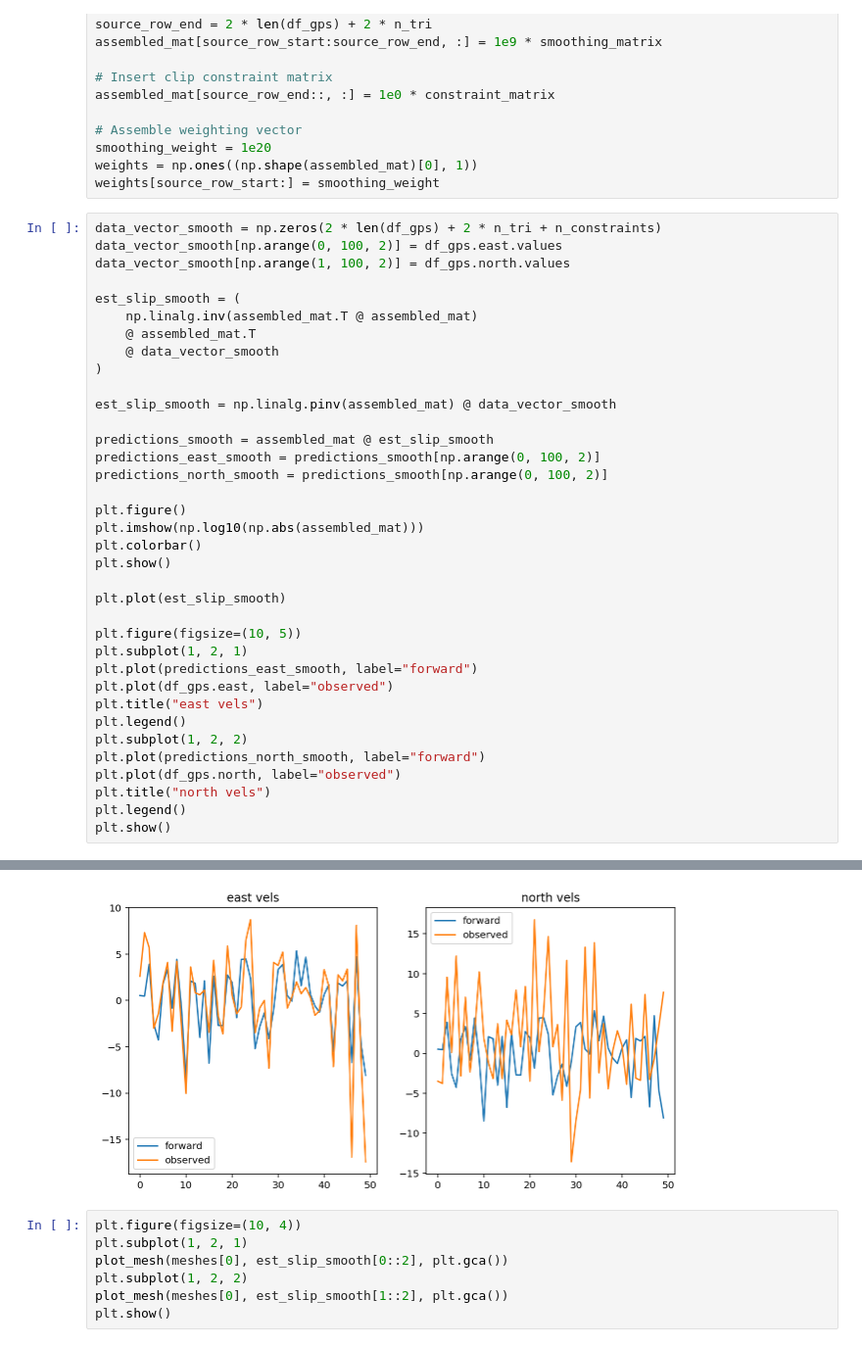
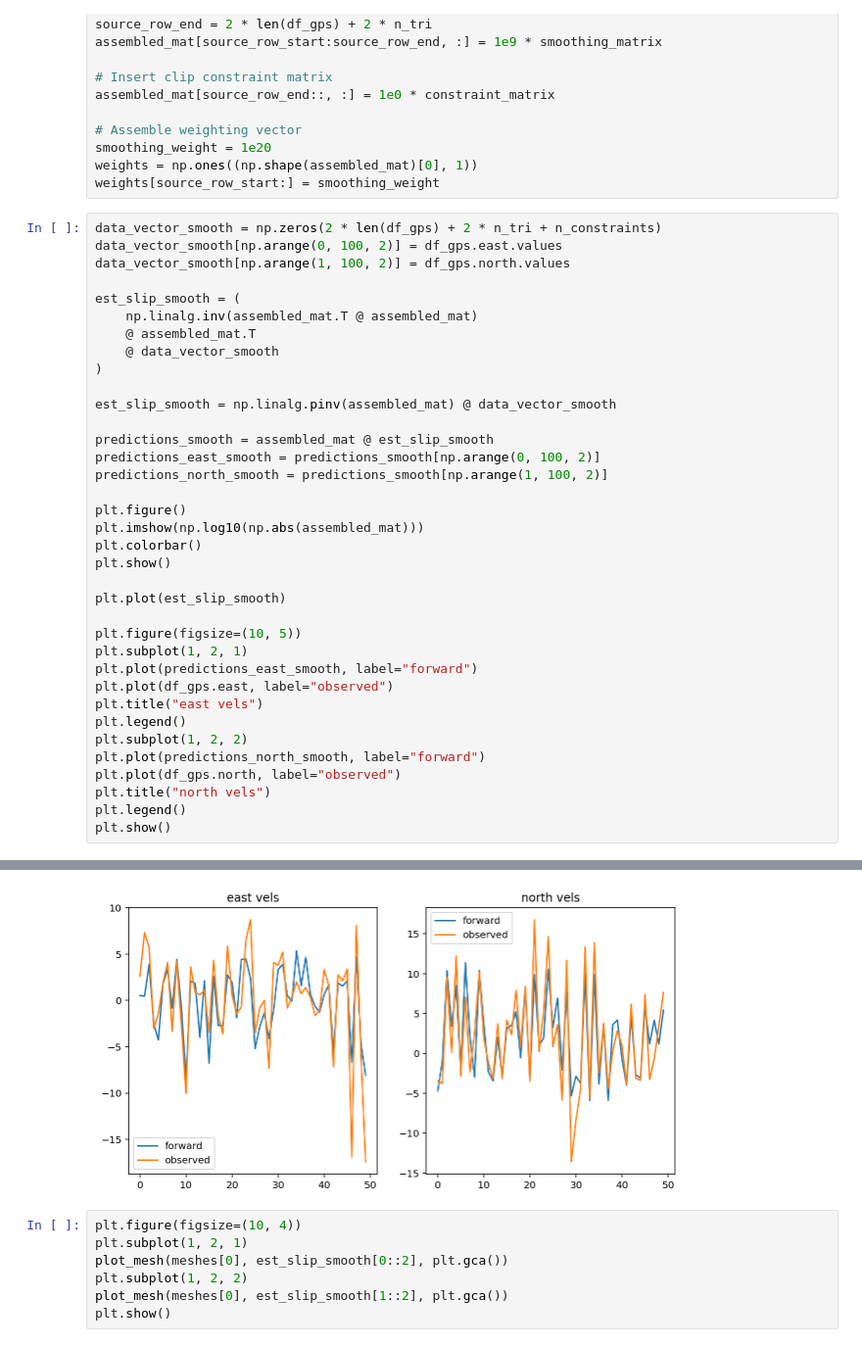
Before and after one commit to jploveless/relax_disloc, a Jupyter notebook: hector_mine.ipynb, the cells around one changed output, grey strips where cells are left out. Shown at 98% size. Cells and saved outputs as stored; diff of their text form.

```diff
--- a/hector_mine.ipynb
+++ b/hector_mine.ipynb
@@ -608,35 +608,35 @@ est_slip_smooth = (
     @ data_vector_smooth
 )
 
 est_slip_smooth = np.linalg.pinv(assembled_mat) @ data_vector_smooth
 
 predictions_smooth = assembled_mat @ est_slip_smooth
 predictions_east_smooth = predictions_smooth[np.arange(0, 100, 2)]
-predictions_north_smooth = predictions_smooth[np.arange(0, 100, 2)]
+predictions_north_smooth = predictions_smooth[np.arange(1, 100, 2)]
 
 plt.figure()
 plt.imshow(np.log10(np.abs(assembled_mat)))
 plt.colorbar()
 plt.show()
 
 plt.plot(est_slip_smooth)
 
 plt.figure(figsize=(10, 5))
 plt.subplot(1, 2, 1)
 plt.plot(predictions_east_smooth, label="forward")
 plt.plot(df_gps.east, label="observed")
 plt.title("east vels")
 plt.legend()
 plt.subplot(1, 2, 2)
 plt.plot(predictions_north_smooth, label="forward")
 plt.plot(df_gps.north, label="observed")
 plt.title("north vels")
 plt.legend()
 plt.show()
 # %% [output]
 [figure]
 [figure]
-[figure, old version]
+[figure, new version]
 # %%
 plt.figure(figsize=(10, 4))
 plt.subplot(1, 2, 1)
```
Also changed, not shown: parts of 4 cells of this notebook.
